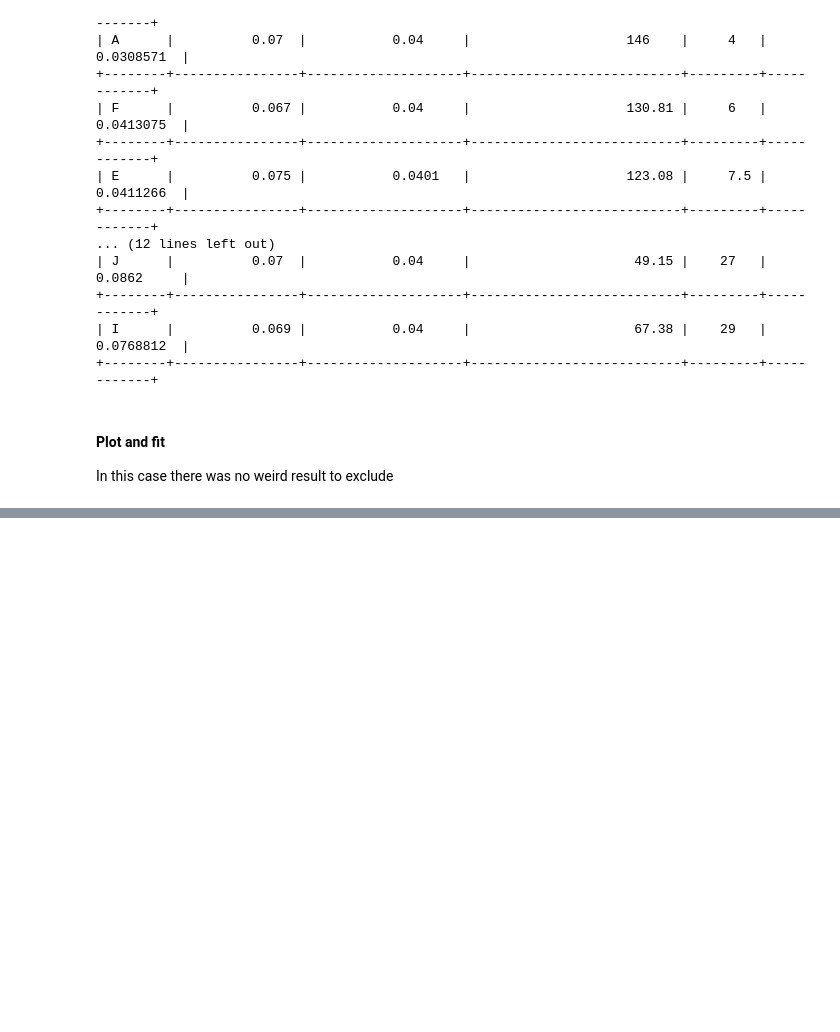
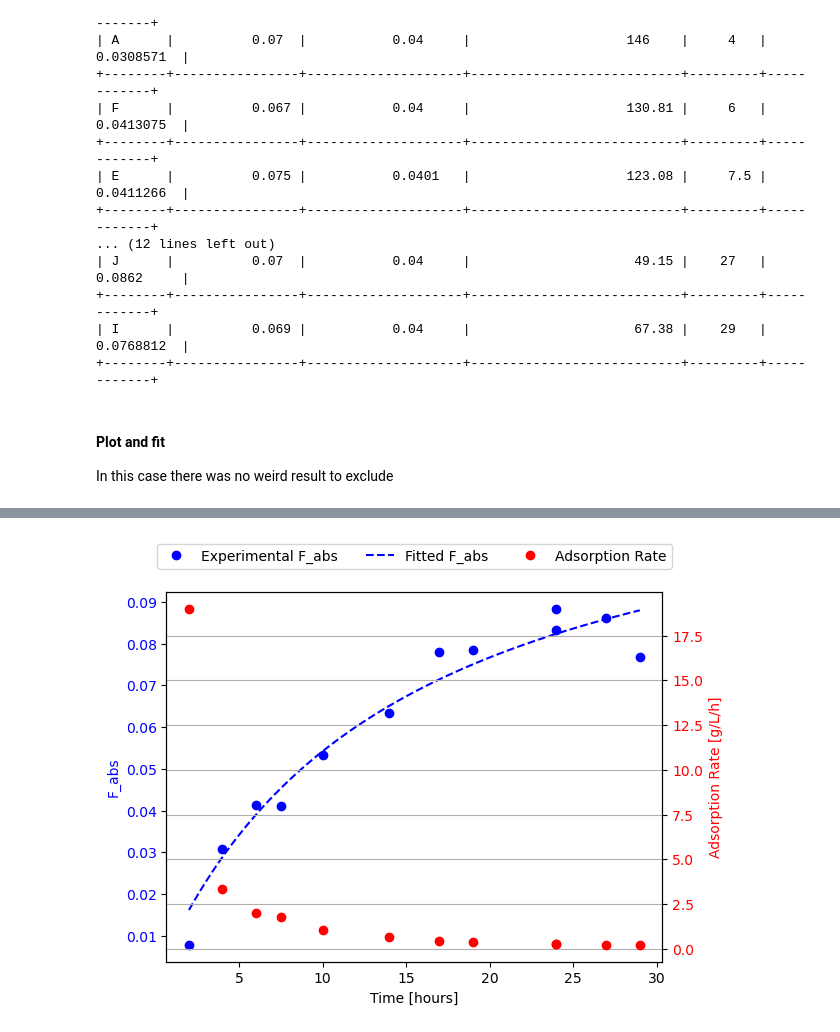
Before and after one commit to simo-pagliu/Magistrale, a Jupyter notebook: Transport of Radioactive Contaminants/LAB3 - Kinetics.ipynb, the cells around one changed output, grey strips where cells are left out. Saved outputs shown, nothing was run; the diff lists cells and outputs as text; code cells hidden in the pictures; blank space fills up the shorter version.

```diff
--- a/Transport of Radioactive Contaminants/LAB3 - Kinetics.ipynb
+++ b/Transport of Radioactive Contaminants/LAB3 - Kinetics.ipynb
@@ -161,0 +201,42 @@ plt.show()
+# %%
+density = 1500 # g/L
+porosity = 0.5 # -
+K1 = 0.006
+# %%
+# get the derivative of the fitted curve
+from scipy.misc import derivative
+def fitted_derivative(x):
+    return derivative(lambda x: asymptotic_curve(x, a, b), x, dx=1e-6)
+
+# Evaluate the adsorption rate for each measurement
+ads_rates = []
+for i, c in enumerate(residual_concentration/1000):
+    t = time[i]
+    adsorption_rate = density * fitted_derivative(t) / (porosity * (F_abs[i] / K1 - c))
+    ads_rates.append(adsorption_rate)
+# %%
+# Plot the adsorption rates
+fig, ax1 = plt.subplots()
+
+# Plot F_abs and fitted curve on left y-axis
+ax1.plot(time, F_abs, 'bo', label='Experimental F_abs')
+ax1.plot(x_fit, y_fit, 'b--', label='Fitted F_abs')
+ax1.set_xlabel("Time [hours]")
+ax1.set_ylabel("F_abs", color='b')
+ax1.tick_params(axis='y', labelcolor='b')
+
+# Create a second y-axis for adsorption rate
+ax2 = ax1.twinx()
+ax2.plot(time, ads_rates, 'ro', label='Adsorption Rate')
+ax2.set_ylabel("Adsorption Rate [g/L/h]", color='r')
+ax2.tick_params(axis='y', labelcolor='r')
+
+# Legends
+lines_1, labels_1 = ax1.get_legend_handles_labels()
+lines_2, labels_2 = ax2.get_legend_handles_labels()
+ax1.legend(lines_1 + lines_2, labels_1 + labels_2, loc='upper center', bbox_to_anchor=(0.5, 1.15), ncol=3)
+
+plt.grid(True)
+plt.show()
+# %% [output]
+[figure, added]
```
Also changed, not shown: parts of 6 cells of this notebook, 6 other files.
